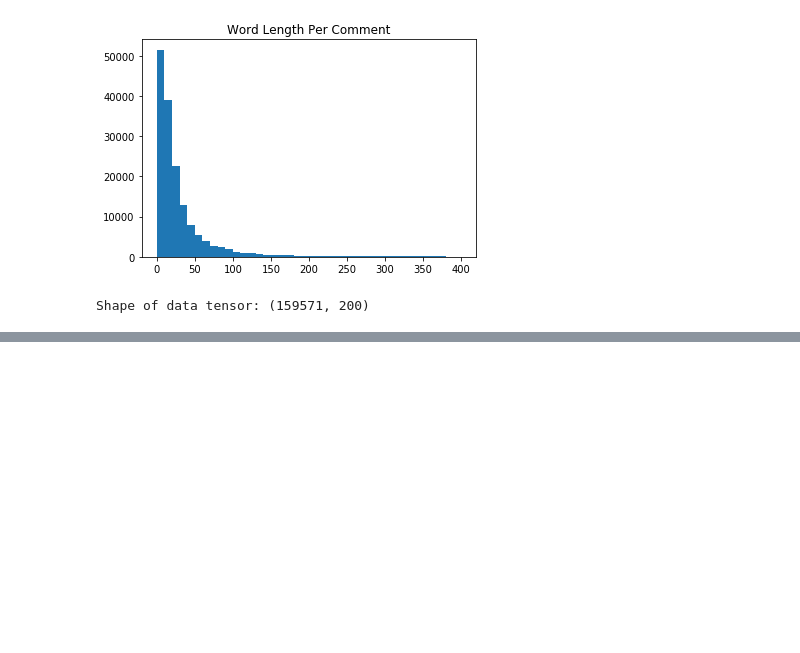
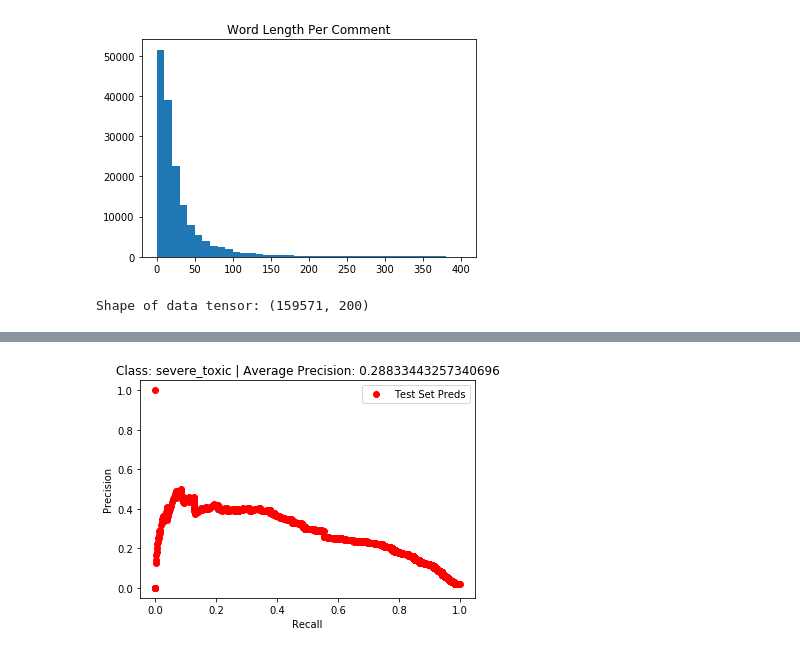
Before and after one commit to markerenberg/Toxic-Comment-Classification, a Jupyter notebook: LSTM_Model_v1.ipynb, the cells around one changed output, grey strips where cells are left out. Cells and saved outputs as stored; diff of their text form; code cells hidden in the pictures; blank space fills up the shorter version.

```diff
--- a/LSTM_Model_v1.ipynb
+++ b/LSTM_Model_v1.ipynb
@@ -237,0 +273,2 @@ Epoch 1/10
+# %%
+preds = model.predict(X_test)
@@ -237,0 +288,15 @@ Epoch 1/10
+# %%
+#from sklearn.metrics import classification_report
+#print(classification_report(y_test,preds))
+
+# Plot precision-recall curve
+prec, recal, thresh = precision_recall_curve(y_test, preds)
+plt.figure()
+plt.plot(recal, prec, 'ro', linewidth=2,label='Test Set Preds')
+plt.xlabel('Recall')
+plt.ylabel('Precision')
+plt.title('Class: '+resp+' | Average Precision: '+str(average_precision_score(y_test,preds,average='weighted')))
+plt.legend()
+plt.show()
+# %% [output]
+[figure, added]
```
Also changed, not shown: parts of 5 cells of this notebook.
